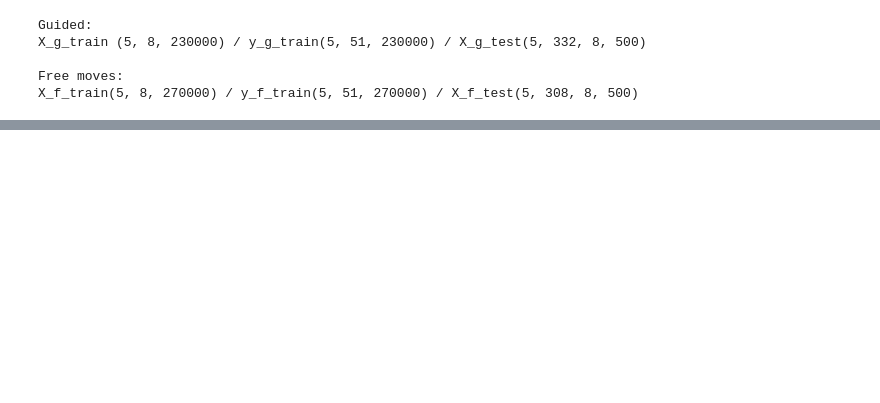
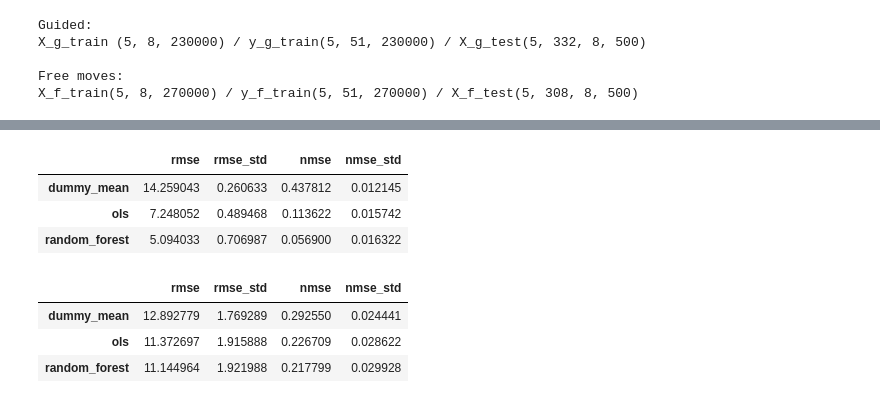
Before and after one commit to ULB-INFO-F-422/pose-estimation-from-emg-signal-team-2, a Jupyter notebook: project.ipynb, the cells around one changed output, grey strips where cells are left out. Cells and saved outputs as stored; diff of their text form; code cells hidden in the pictures; blank space fills up the shorter version.

```diff
--- a/project.ipynb
+++ b/project.ipynb
@@ -257,6 +64,0 @@ Session 0 target info:
-# %%
-
-for i, (train_index, test_index) in enumerate(logo.split(X_g_train_wdw_flat, y_g_train_wdw_flat, groups)):
-    print(f"Fold {i}")
-    print(f"   train groups: {np.unique(groups[train_index])}")
-    print(f"   test groups: {np.unique(groups[test_index])}")
@@ -923,0 +297,14 @@ ValueError: Found array with dim 4. StandardScaler expected <= 2.
+# %%
+X_g_train_preproc = FeatureExtractor().transform(X_g_train_wdw)
+y_g_train_preproc = TargetFlattener().transform(y_g_train_wdw)
+
+X_f_train_preproc = FeatureExtractor().transform(X_f_train_wdw)
+y_f_train_preproc = TargetFlattener().transform(y_f_train_wdw)
+
+print("Guided preprocessed:")
+print(f"X_g_train_preproc {X_g_train_preproc.shape}")
+print(f"y_g_train_preproc{y_g_train_preproc.shape}\n")
+
+print("Free move preprocessed:")
+print(f"X_f_train_preproc {X_f_train_preproc.shape}")
+print(f"y_f_train_preproc{y_f_train_preproc.shape}")
@@ -923,0 +387,14 @@ ValueError: Found array with dim 4. StandardScaler expected <= 2.
+# %%
+baselines_cv_df_g
+# %% [output]
+|  | rmse | rmse_std | nmse | nmse_std |
+| dummy_mean | 14.259043 | 0.260633 | 0.437812 | 0.012145 |
+| ols | 7.248052 | 0.489468 | 0.113622 | 0.015742 |
+| random_forest | 5.094033 | 0.706987 | 0.056900 | 0.016322 |
+# %%
+baselines_cv_df_f
+# %% [output]
+|  | rmse | rmse_std | nmse | nmse_std |
+| dummy_mean | 12.892779 | 1.769289 | 0.292550 | 0.024441 |
+| ols | 11.372697 | 1.915888 | 0.226709 | 0.028622 |
+| random_forest | 11.144964 | 1.921988 | 0.217799 | 0.029928 |
```
Also changed, not shown: parts of 106 cells of this notebook, 3 other files.
